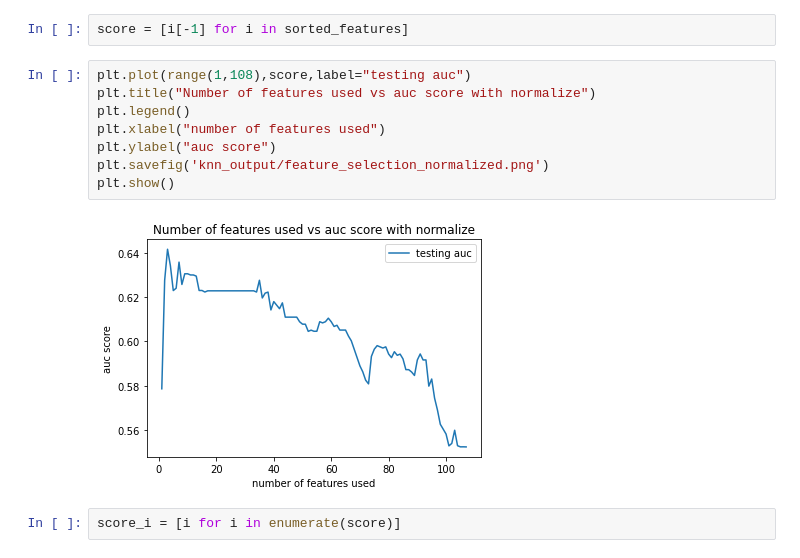
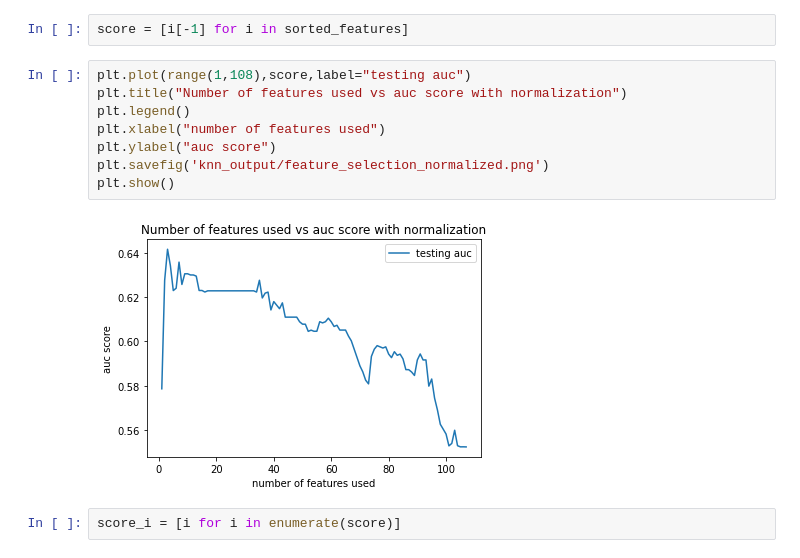
Before and after one commit to alexischavoya/CS178Final, a Jupyter notebook: Models/KNN/KNN_feature_selection.ipynb, the cells around one changed output. Cells and saved outputs as stored; diff of their text form.

```diff
--- a/Models/KNN/KNN_feature_selection.ipynb
+++ b/Models/KNN/KNN_feature_selection.ipynb
@@ -85,14 +85,14 @@ for line in open('feature_select/feature_score_normalized.txt'):
 score = [i[-1] for i in sorted_features]
 # %%
 plt.plot(range(1,108),score,label="testing auc")
-plt.title("Number of features used vs auc score with normalize")
+plt.title("Number of features used vs auc score with normalization")
 plt.legend()
 plt.xlabel("number of features used")
 plt.ylabel("auc score")
 plt.savefig('knn_output/feature_selection_normalized.png')
 plt.show()
 # %% [output]
-[figure, old version]
+[figure, new version]
 # %%
 score_i = [i for i in enumerate(score)]
 # %%
```
Also changed, not shown: parts of 4 cells of this notebook, 10 other files.
